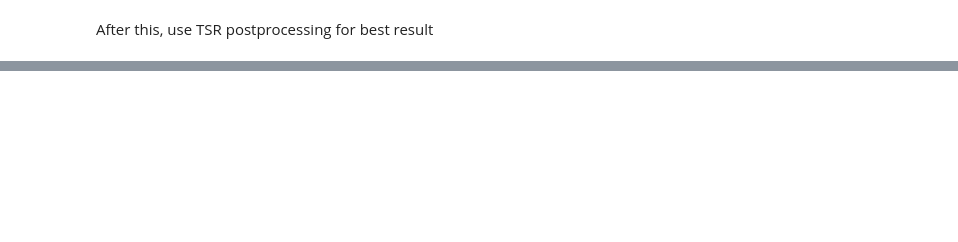
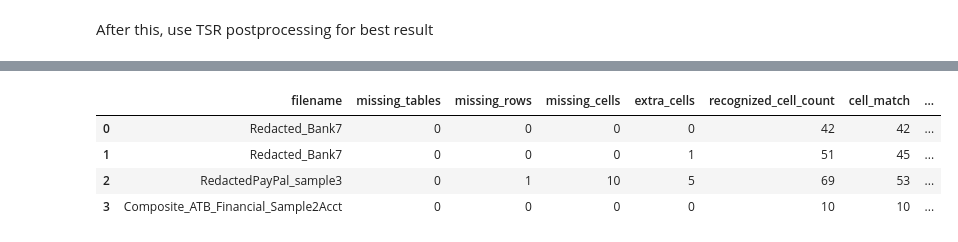
Before and after one commit to nsajwan/line_item_extraction, a Jupyter notebook: Line_Item_Extraction.ipynb, the cells around one changed output, grey strips where cells are left out. Drawn from its saved outputs; the diff is of its cells as text; code cells hidden in the pictures; blank space fills up the shorter version.

```diff
--- a/Line_Item_Extraction.ipynb
+++ b/Line_Item_Extraction.ipynb
@@ -62,21 +44,17 @@ from pdf2image import convert_from_path, convert_from_bytes
 from PIL import Image
 import subprocess
 
-from pdfminer.converter import TextConverter
-from pdfminer.pdfinterp import PDFPageInterpreter
-from pdfminer.pdfinterp import PDFResourceManager
-from pdfminer.pdfpage import PDFPage
-
 pdf_directory = '/content/line_item_extraction/sample_docs'
 res_directory = '/content/line_item_extraction/results'
-#cmd2 = 'pdf2txt.py -t xml '
+cmd = 'pdftohtml -i -c -noframes -xml '
 cmd2 = 'pdf2txt.py -t xml --line-marg 1.0 --char-margin 1.0 '
 results = []
 
 for filename in os.listdir(pdf_directory):
     if filename.endswith(".pdf"):
       os.makedirs(res_directory+'/'+filename[:-4])
-      full_cmd = cmd2+ '-o ' + res_directory+'/'+filename[:-4] + '/' +'poppler.xml ' + pdf_directory+'/'+filename
+      full_cmd = cmd+pdf_directory+'/'+filename+' '+res_directory+'/'+filename[:-4] + '/' +'poppler.xml'
+      #full_cmd = cmd2+ '-o ' + res_directory+'/'+filename[:-4] + '/' +'poppler.xml ' + pdf_directory+'/'+filename
       # Generate poppler xml
       !{full_cmd}
       images = convert_from_path(pdf_directory+'/'+filename)
@@ -450,3 +422,62 @@ mapped=10 no matches=0
     </row>
   </line_items>
 </bank_statement>
+# %%
+import pandas as pd
+import xml.etree.ElementTree as ET
+metrics = []
+
+
+labelled_data_dir = '/content/line_item_extraction/labelled_data'
+
+for filename in os.listdir(labelled_data_dir):
+  if filename.startswith('.'):
+    continue
+  result = ET.parse('/content/line_item_extraction/results/'+filename[:-4]+'/bank_statement.xml')
+  ground_truth = ET.parse(labelled_data_dir+'/'+filename)
+
+  li1 = result.findall('line_items')
+  li2 = ground_truth.findall('line_items')
+
+  cell_match = 0
+  cell_mismatch = 0
+  missing_tables = 0
+  missing_rows = 0
+  missing_cells = 0
+  extra_cells = 0
+  recognized_cell_count = 0
+
+  for i in range(len(li2)):
+      rows2 = li2[i].findall('row')
+      try:
+          rows1 = li1[i].findall('row')
+      except:
+          missing_tables = missing_tables + 1
+          continue
+      for idx, row in enumerate(rows2):
+          cells1 = list(row.itertext())
+          cells1 = list(map(str.strip, cells1))
+          cells1 = list(map(str.lstrip, cells1))
+          cells1 = [x for x in cells1 if x.strip()]
+          try:
+              cells2 = list(rows1[idx].itertext())
+              cells2 = list(map(str.strip, cells2))
+              cells2 = [x for x in cells2 if x.strip()]
+          except:
+              missing_rows = missing_rows + 1
+              continue
+          print(cells1, cells2)
+          for cell in cells2:
+              if cell in cells1 and cell != 'unknown':
+                  cell_match = cell_match + 1
+              else:
+                  cell_mismatch = cell_mismatch + 1
+          if len(cells2)-len(cells1) > 0:
+              missing_cells = missing_cells + len(cells2)-len(cells1)
+          elif len(cells2)-len(cells1) < 0:
+              extra_cells = extra_cells + len(cells1) - len(cells2)
+          recognized_cell_count = recognized_cell_count + len(cells1)
+      metrics.append([filename[:-4],missing_tables, missing_rows, missing_cells, extra_cells, recognized_cell_count, cell_match, cell_mismatch])
+df = pd.DataFrame(metrics, columns = ['filename', 'missing_tables', 'missing_rows', 'missing_cells', 'extra_cells', 'recognized_cell_count', 'cell_match', 'cell_mismatch'])
+df
+# %% [output]
@@ -452,0 +501,5 @@ mapped=10 no matches=0
+|  | filename | missing_tables | missing_rows | missing_cells | extra_cells | recognized_cell_count | cell_match | ... |
+| 0 | Redacted_Bank7 | 0 | 0 | 0 | 0 | 42 | 42 | ... |
+| 1 | Redacted_Bank7 | 0 | 0 | 0 | 1 | 51 | 45 | ... |
+| 2 | RedactedPayPal_sample3 | 0 | 1 | 10 | 5 | 69 | 53 | ... |
+| 3 | Composite_ATB_Financial_Sample2Acct | 0 | 0 | 0 | 0 | 10 | 10 | ... |
```
Also changed, not shown: parts of 8 cells of this notebook.
